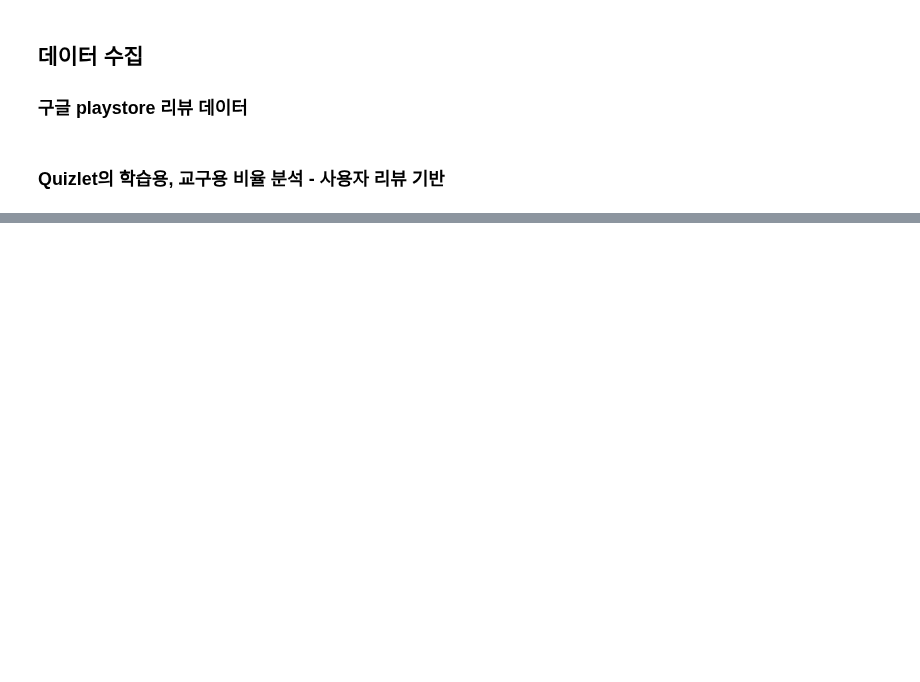
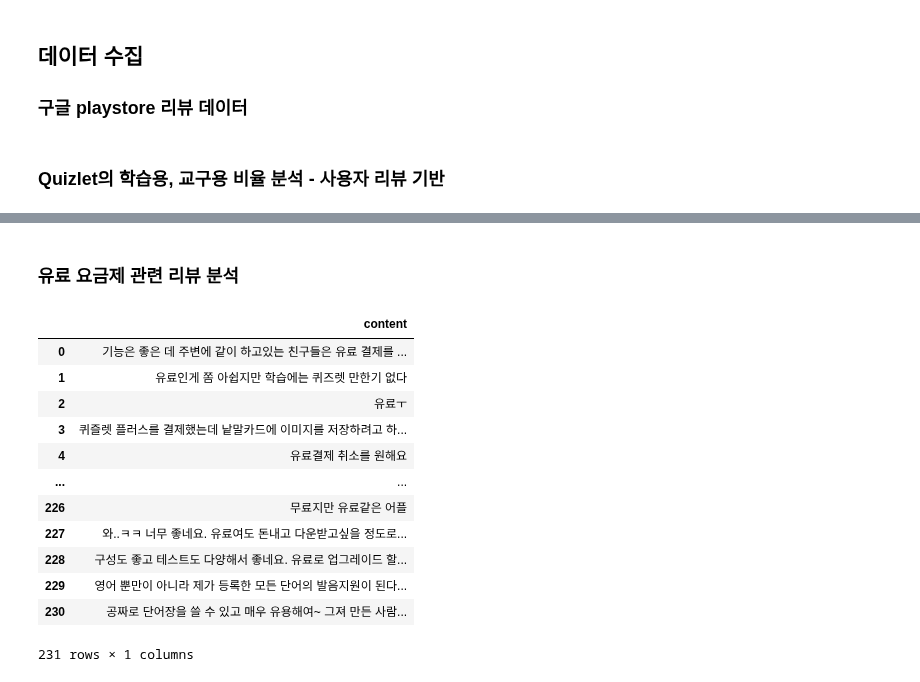
Before and after one commit to Ahram-Jeong/python-ml, a Jupyter notebook: 2_crawling/google_play_scraper.ipynb, the cells around one changed output, grey strips where cells are left out. Saved outputs shown, nothing was run; the diff lists cells and outputs as text; code cells hidden in the pictures; blank space fills up the shorter version.

```diff
--- a/2_crawling/google_play_scraper.ipynb
+++ b/2_crawling/google_play_scraper.ipynb
@@ -96 +97,44 @@ category
 Name: proportion, dtype: float64
+# %% [markdown]
+### 유료 요금제 관련 리뷰 분석
+# %%
+# 유료 요금 관련 리뷰 키워드 설정
+plus_keywords = [
+    "유료",
+    "플러스",
+    "돈",
+    "plus",
+]
+
+# 함수 정의
+def paid_user_content(text):
+    if isinstance(text, str):  # 문자열인지 확인
+        if any(word in text for word in plus_keywords):
+            return text  # 키워드 포함된 경우, 원래 텍스트 반환
+    return None  # 키워드 미포함 시 None 반환
+
+# 필터링 된 리뷰만 저장
+result_df = (
+    qz_df["content"]
+    .apply(paid_user_content)
+    .dropna()
+    .reset_index(drop=True)
+    .to_frame(name="content")
+)
+
+# result_df.to_csv("plus_rv.csv", index=False, encoding="utf-16", header=False)
+result_df
+# %% [output]
+|  | content |
+| 0 | 기능은 좋은 데 주변에 같이 하고있는 친구들은 유료 결제를 ... |
+| 1 | 유료인게 쫌 아쉽지만 학습에는 퀴즈렛 만한기 없다 |
+| 2 | 유료ㅜ |
+| 3 | 퀴즐렛 플러스를 결제했는데 낱말카드에 이미지를 저장하려고 하... |
+| 4 | 유료결제 취소를 원해요 |
+| ... | ... |
+| 226 | 무료지만 유료같은 어플 |
+| 227 | 와..ㅋㅋ 너무 좋네요. 유료여도 돈내고 다운받고싶을 정도로... |
+| 228 | 구성도 좋고 테스트도 다양해서 좋네요. 유료로 업그레이드 할... |
+| 229 | 영어 뿐만이 아니라 제가 등록한 모든 단어의 발음지원이 된다... |
+| 230 | 공짜로 단어장을 쓸 수 있고 매우 유용해여~ 그져 만든 사람... |
+231 rows × 1 columns
```
Also changed, not shown: parts of 7 cells of this notebook.
